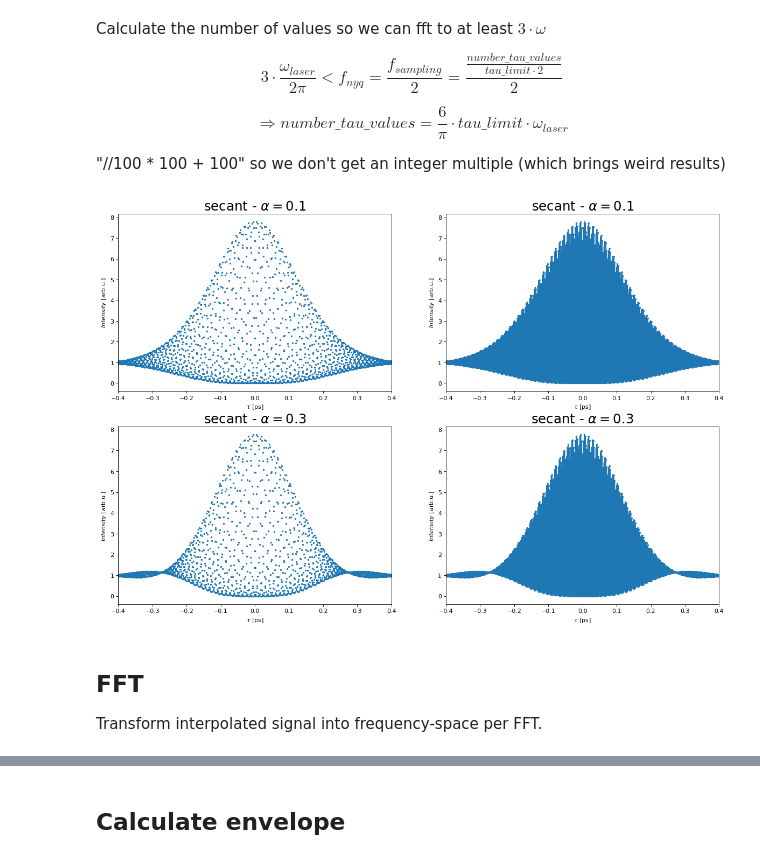
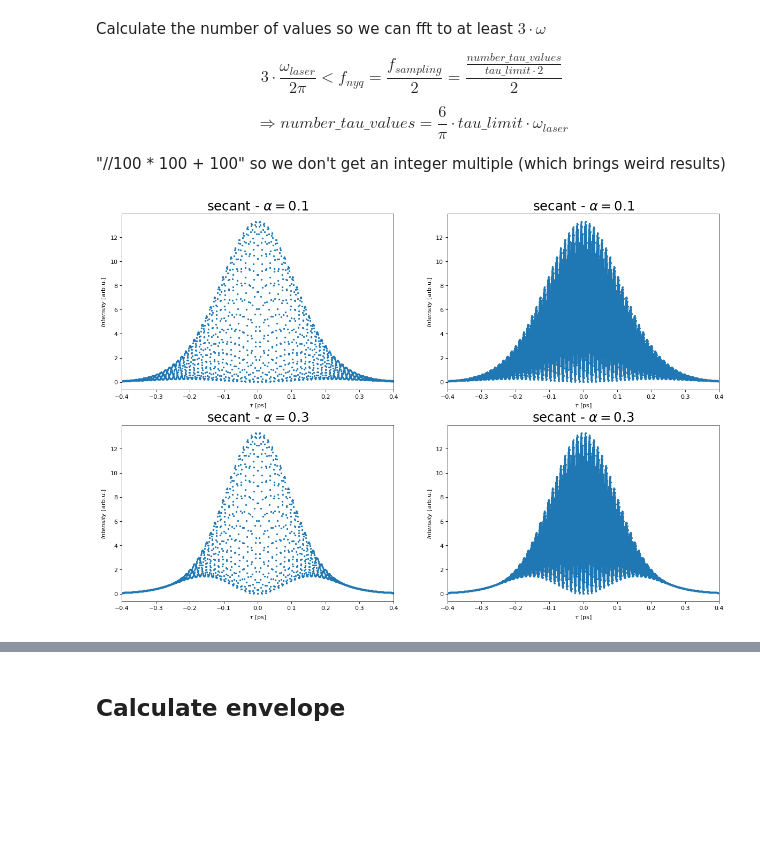
Before and after one commit to JKU-HFP/Chirp-Diagnostic, a Jupyter notebook: Simulating_Optical_Autocorrelation_of_Laser_with_Chirp.ipynb, the cells around one changed output, grey strips where cells are left out. Cells and saved outputs as stored; diff of their text form; code cells hidden in the pictures; blank space fills up the shorter version.

```diff
--- a/Simulating_Optical_Autocorrelation_of_Laser_with_Chirp.ipynb
+++ b/Simulating_Optical_Autocorrelation_of_Laser_with_Chirp.ipynb
@@ -154,16 +160,14 @@ $$ I_M(\tau) = \int_{-\infty}^{+\infty}|(E(t)+E(t-\tau))^2|^2dt $$
 
 later on we normalize the value so it will become 1 for very big or small $\tau$
 # %%
-def I_M(E, tau_values, A, tau_0, omega, alpha):
+def I_M_filtered(f, delta_phi, tau_values, A, tau_0, omega, alpha):
     I_M_values = np.array(())
     for tau in tau_values:
-        func = lambda t: np.abs((E(t, A, tau_0, omega, alpha)
-                                 + E(t - tau, A, tau_0, omega, alpha))**2)**2
-        # "[0]" because quad returns array, with "[0]" as the result and "[1]" as the error
+        func = lambda t: f(t, A, tau_0, omega, alpha) * f(t + tau, A, tau_0, omega, alpha) * (1 + np.cos(2 * omega * tau - 2 * delta_phi(t, tau, tau_0, alpha)))
+    # "[0]" because quad returns array, with "[0]" as the result and "[1]" as the error
         I_M_values = np.append(I_M_values,
-                               integrate.quad(func, - np.inf, np.inf)[0])
-    # normalize result
-    return I_M_values / np.mean(I_M_values[0:30])
+                               2 * integrate.quad(func, - np.inf, np.inf)[0])
+    return I_M_values
 # %% [markdown]
 Number of $\tau$-values to calculate:
 # %%
@@ -179,11 +183,11 @@ $$\Rightarrow \textit{number_tau_values} = \frac{6}{\pi} \cdot \textit{tau_limit
 # %%
 number_tau_values = int((6 / np.pi * tau_limit * omega_laser)//100 * 100 + 100)
 # %%
-def gen_I_M_values(E, tau_limit, number_tau_values, alpha_values,  A, tau_0, omega):
+def gen_I_M_filtered_values(f, delta_phi, tau_limit, number_tau_values, alpha_values,  A, tau_0, omega):
     tau_values = np.linspace(-tau_limit, tau_limit, number_tau_values)
     I_M_values = np.empty((tau_values.size, alpha_values.size))
     for i in range(alpha_values.size):
-        I_M_values[:,i] = I_M(E, tau_values, A[i], tau_0, omega, alpha_values[i])
+        I_M_values[:,i] = I_M_filtered(f, delta_phi, tau_values, A[i], tau_0, omega, alpha_values[i])
     return tau_values, I_M_values
 # %%
 while(True):
@@ -207,13 +211,13 @@ while(True):
                 alpha_values = alpha_gauss_values
                 A = A_gauss
                 laser_type = "gauss"
-                tau_values_1, I_M_values_1 = gen_I_M_values(E_gauss, tau_limit, number_tau_values,
+                tau_values_1, I_M_filtered_values_1 = gen_I_M_filtered_values(f_gauss, delta_phi_gauss, tau_limit, number_tau_values,
                                                                       alpha_values,  A,
                                                                       tau_0_laser, omega_laser)
                 path = r"../../Data/Autocorrelator/Simulation/"
                 data = np.empty((tau_values_1.size + 1, alpha_values.size + 1))
                 data[0] = np.append(0, alpha_values)
-                data[1:] = np.append(tau_values_1[:, np.newaxis], I_M_values_1, axis=1)
+                data[1:] = np.append(tau_values_1[:, np.newaxis], I_M_filtered_values_1, axis=1)
                 np.savetxt(path + "Autocorrelation_Simulation_Gauss_"
                            + str(datetime.now()).replace(":", "_")
                            + ".txt", data,
@@ -223,13 +227,13 @@ while(True):
                 alpha_values = alpha_secant_values
                 A = A_secant
                 laser_type = "secant"
-                tau_values_1, I_M_values_1 = gen_I_M_values(E_secant, tau_limit, number_tau_values,
+                tau_values_1, I_M_filtered_values_1 = gen_I_M_filtered_values(f_secant, delta_phi_secant, tau_limit, number_tau_values,
                                                                       alpha_values,  A,
                                                                       tau_0_laser, omega_laser)
                 path = r"../../Data/Autocorrelator/Simulation/"
                 data = np.empty((tau_values_1.size + 1, alpha_values.size + 1))
                 data[0] = np.append(1, alpha_values)
-                data[1:] = np.append(tau_values_1[:, np.newaxis], I_M_values_1, axis=1)
+                data[1:] = np.append(tau_values_1[:, np.newaxis], I_M_filtered_values_1, axis=1)
                 np.savetxt(path + "Autocorrelation_Simulation_Secant_"
                            + str(datetime.now()).replace(":", "_")
                            + ".txt", data,
@@ -239,26 +243,23 @@ while(True):
 # %%
 # Create a figure of size 8x6 inches, 80 dots per inch
 plt.figure(figsize=(18, alpha_values.size * 6), dpi=80)
 
 for i in range(alpha_values.size):
     plt.subplot(alpha_values.size, 2, 2 * i + 1)
     plt.title(laser_type + r" - $\alpha = {}$".format(alpha_values[i]), fontsize=22)
     plt.xlabel(r"$\tau$ [ps]")
     plt.ylabel(r"$Intensity$ [arb.u.]")
     plt.xlim(-tau_limit, tau_limit)
-    plt.plot(tau_values_1, I_M_values_1[:,i], ".", markersize=4)
+    plt.plot(tau_values_1, I_M_filtered_values_1[:,i], ".", markersize=4)
 
 
     plt.subplot(alpha_values.size, 2, 2 * i + 2)
     plt.title(laser_type + r" - $\alpha = {}$".format(alpha_values[i]), fontsize=22)
     plt.xlabel(r"$\tau$ [ps]")
     plt.ylabel(r"$Intensity$ [arb.u.]")
     plt.xlim(-tau_limit, tau_limit)
-    plt.plot(tau_values_1, I_M_values_1[:,i], ".", ls="-", markersize=4)
+    plt.plot(tau_values_1, I_M_filtered_values_1[:,i], ".", ls="-", markersize=4)
 
 plt.show()
 # %% [output]
-[figure, old version]
+[figure, new version]
-# %% [markdown]
-## FFT
-Transform interpolated signal into frequency-space per FFT.
```
Also changed, not shown: parts of 26 cells of this notebook.
